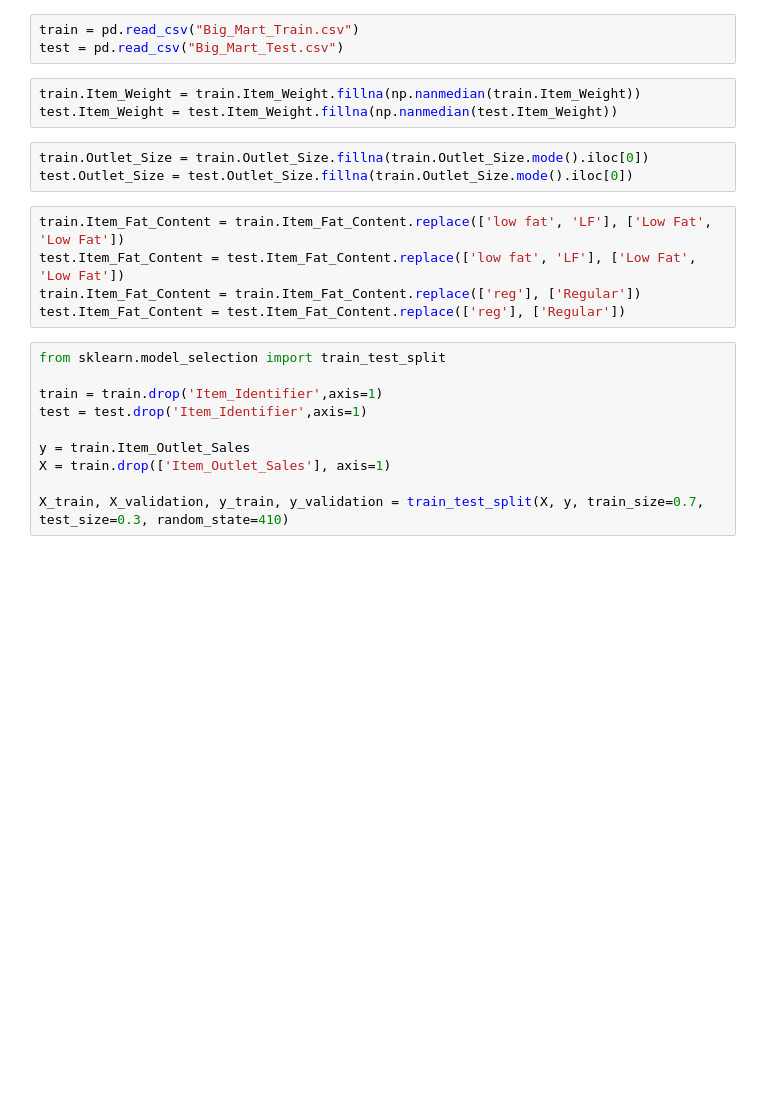
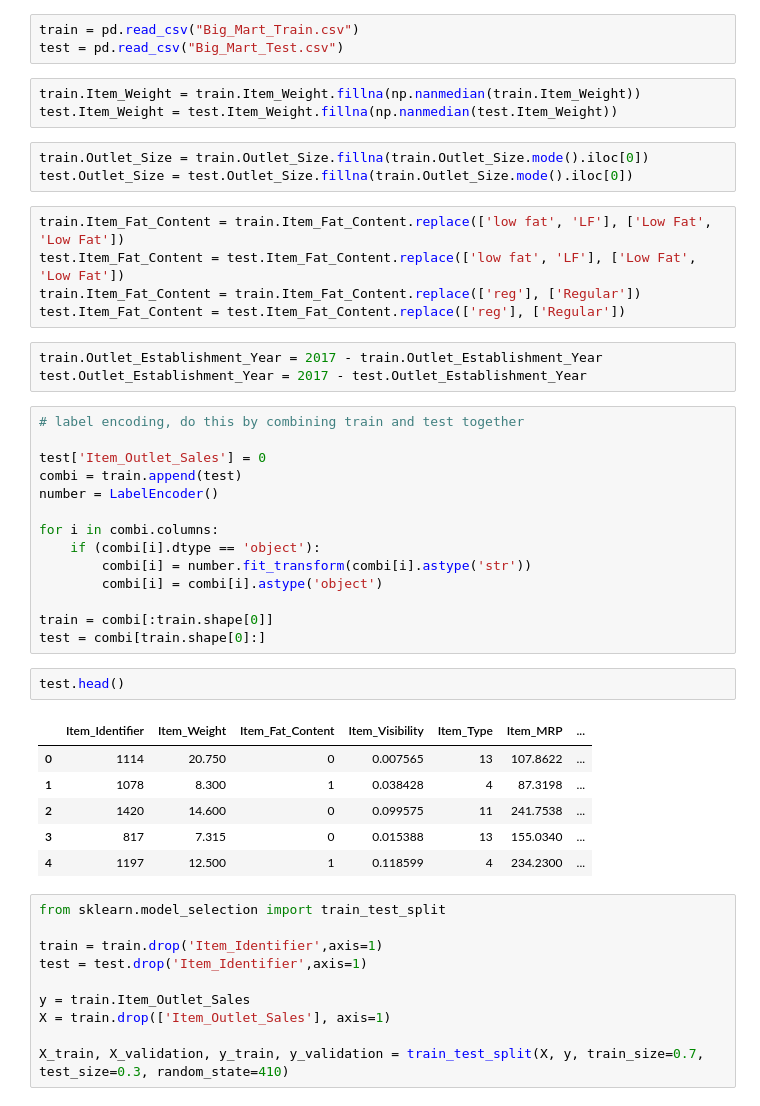
Before and after one commit to hanhanwu/Hanhan_Data_Science_Practice, a Jupyter notebook: try_RGF.ipynb, the cells around one changed output. Drawn from its saved outputs; the diff is of its cells as text; blank space fills up the shorter version.

```diff
--- a/try_RGF.ipynb
+++ b/try_RGF.ipynb
@@ -18,6 +21,32 @@ train.Item_Fat_Content = train.Item_Fat_Content.replace(['low fat', 'LF'], ['Low
 test.Item_Fat_Content = test.Item_Fat_Content.replace(['low fat', 'LF'], ['Low Fat', 'Low Fat'])
 train.Item_Fat_Content = train.Item_Fat_Content.replace(['reg'], ['Regular'])
 test.Item_Fat_Content = test.Item_Fat_Content.replace(['reg'], ['Regular'])
+# %%
+train.Outlet_Establishment_Year = 2017 - train.Outlet_Establishment_Year
+test.Outlet_Establishment_Year = 2017 - test.Outlet_Establishment_Year
+# %%
+# label encoding, do this by combining train and test together
+
+test['Item_Outlet_Sales'] = 0
+combi = train.append(test)
+number = LabelEncoder()
+
+for i in combi.columns:
+    if (combi[i].dtype == 'object'):
+        combi[i] = number.fit_transform(combi[i].astype('str'))
+        combi[i] = combi[i].astype('object')
+
+train = combi[:train.shape[0]]
+test = combi[train.shape[0]:]
+# %%
+test.head()
+# %% [output]
+|  | Item_Identifier | Item_Weight | Item_Fat_Content | Item_Visibility | Item_Type | Item_MRP | ... |
+| 0 | 1114 | 20.750 | 0 | 0.007565 | 13 | 107.8622 | ... |
+| 1 | 1078 | 8.300 | 1 | 0.038428 | 4 | 87.3198 | ... |
+| 2 | 1420 | 14.600 | 0 | 0.099575 | 11 | 241.7538 | ... |
+| 3 | 817 | 7.315 | 0 | 0.015388 | 13 | 155.0340 | ... |
+| 4 | 1197 | 12.500 | 1 | 0.118599 | 4 | 234.2300 | ... |
 # %%
 from sklearn.model_selection import train_test_split
 
```
Also changed, not shown: parts of 6 cells of this notebook.
